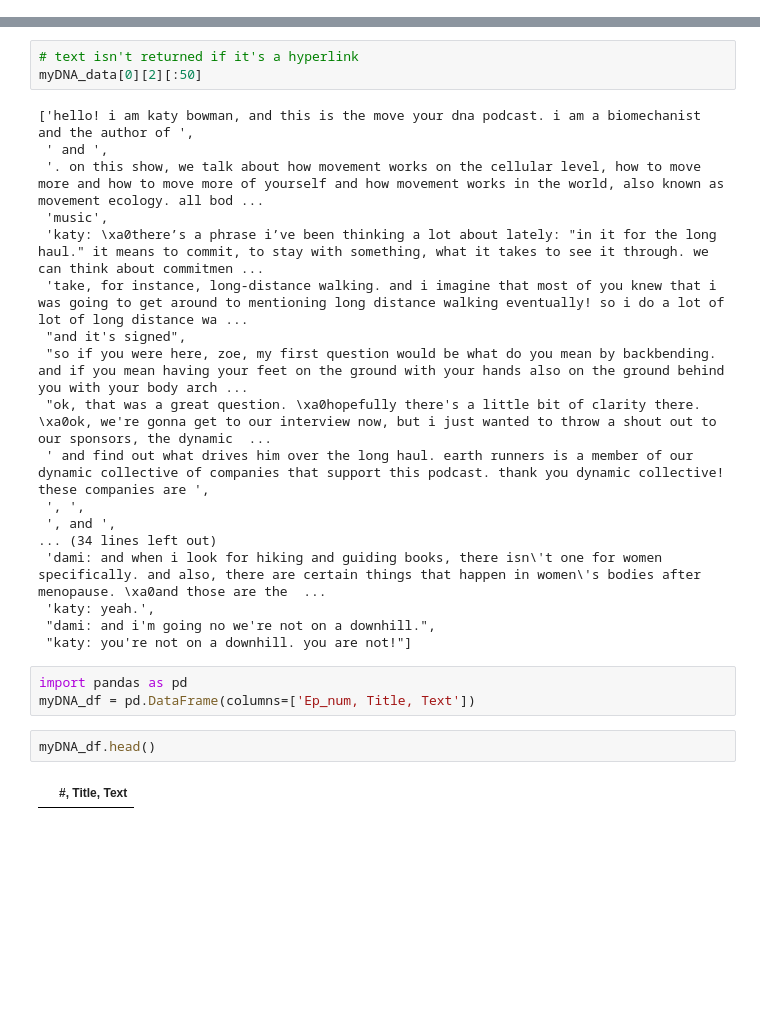
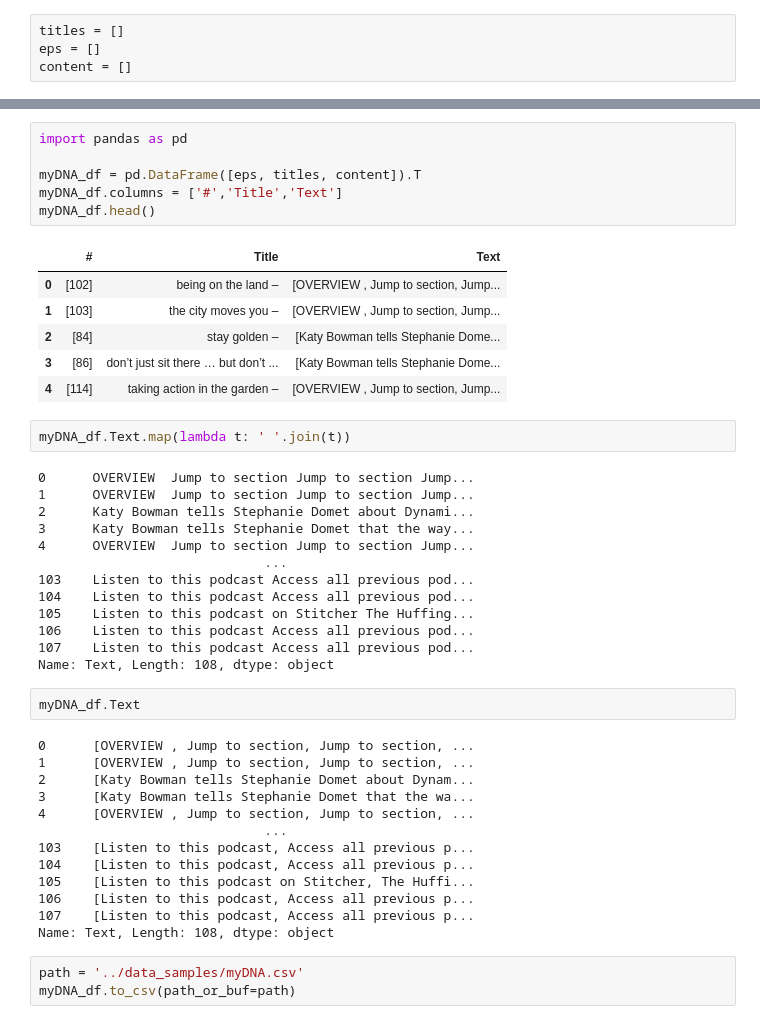
Before and after one commit to Data-Science-for-Linguists-2021/Linguistic-Styles-of-Podcasts, a Jupyter notebook: spiders/Move-Your-DNA.ipynb, the cells around one changed output, grey strips where cells are left out. Drawn from its saved outputs; the diff is of its cells as text; blank space fills up the shorter version.

```diff
--- a/spiders/Move-Your-DNA.ipynb
+++ b/spiders/Move-Your-DNA.ipynb
@@ -6,3 +5,7 @@ myDNA_data = []
+# %%
+titles = []
+eps = []
+content = []
 # %%
 # parses transcript links
 class Move_Your_DNA(scrapy.Spider):
@@ -61,28 +64,46 @@ process.start()
-# %%
-# text isn't returned if it's a hyperlink
-myDNA_data[0][2][:50]
-# %% [output]
-['hello! i am katy bowman, and this is the move your dna podcast. i am a biomechanist and the author of ',
- ' and ',
- '. on this show, we talk about how movement works on the cellular level, how to move more and how to move more of yourself and how movement works in the world, also known as movement ecology. all bod ...
- 'music',
- 'katy: \xa0there’s a phrase i’ve been thinking a lot about lately: "in it for the long haul." it means to commit, to stay with something, what it takes to see it through. we can think about commitmen ...
- 'take, for instance, long-distance walking. and i imagine that most of you knew that i was going to get around to mentioning long distance walking eventually! so i do a lot of lot of long distance wa ...
- "and it's signed",
- "so if you were here, zoe, my first question would be what do you mean by backbending. and if you mean having your feet on the ground with your hands also on the ground behind you with your body arch ...
- "ok, that was a great question. \xa0hopefully there's a little bit of clarity there. \xa0ok, we're gonna get to our interview now, but i just wanted to throw a shout out to our sponsors, the dynamic  ...
- ' and find out what drives him over the long haul. earth runners is a member of our dynamic collective of companies that support this podcast. thank you dynamic collective! these companies are ',
- ', ',
- ', and ',
-... (34 lines left out)
- 'dami: and when i look for hiking and guiding books, there isn\'t one for women specifically. and also, there are certain things that happen in women\'s bodies after menopause. \xa0and those are the  ...
- 'katy: yeah.',
- "dami: and i'm going no we're not on a downhill.",
- "katy: you're not on a downhill. you are not!"]
 # %%
 import pandas as pd
-myDNA_df = pd.DataFrame(columns=['Ep_num, Title, Text'])
+
+myDNA_df = pd.DataFrame([eps, titles, content]).T
+myDNA_df.columns = ['#','Title','Text']
+myDNA_df.head()
+# %% [output]
+|  | # | Title | Text |
+| 0 | [102] | being on the land – | [OVERVIEW , Jump to section, Jump... |
+| 1 | [103] | the city moves you – | [OVERVIEW , Jump to section, Jump... |
+| 2 | [84] | stay golden – | [Katy Bowman tells Stephanie Dome... |
+| 3 | [86] | don’t just sit there … but don’t ... | [Katy Bowman tells Stephanie Dome... |
+| 4 | [114] | taking action in the garden – | [OVERVIEW , Jump to section, Jump... |
+# %%
+myDNA_df.Text.map(lambda t: ' '.join(t))
+# %% [output]
+0      OVERVIEW  Jump to section Jump to section Jump...
+1      OVERVIEW  Jump to section Jump to section Jump...
+2      Katy Bowman tells Stephanie Domet about Dynami...
+3      Katy Bowman tells Stephanie Domet that the way...
+4      OVERVIEW  Jump to section Jump to section Jump...
+                             ...
+103    Listen to this podcast Access all previous pod...
+104    Listen to this podcast Access all previous pod...
+105    Listen to this podcast on Stitcher The Huffing...
+106    Listen to this podcast Access all previous pod...
+107    Listen to this podcast Access all previous pod...
+Name: Text, Length: 108, dtype: object
 # %%
-myDNA_df.head()
+myDNA_df.Text
 # %% [output]
-|  | #, Title, Text |
+0      [OVERVIEW , Jump to section, Jump to section, ...
+1      [OVERVIEW , Jump to section, Jump to section, ...
+2      [Katy Bowman tells Stephanie Domet about Dynam...
+3      [Katy Bowman tells Stephanie Domet that the wa...
+4      [OVERVIEW , Jump to section, Jump to section, ...
+                             ...
+103    [Listen to this podcast, Access all previous p...
+104    [Listen to this podcast, Access all previous p...
+105    [Listen to this podcast on Stitcher, The Huffi...
+106    [Listen to this podcast, Access all previous p...
+107    [Listen to this podcast, Access all previous p...
+Name: Text, Length: 108, dtype: object
+# %%
+path = '../data_samples/myDNA.csv'
+myDNA_df.to_csv(path_or_buf=path)
```
Also changed, not shown: parts of 4 cells of this notebook, 10 other files.
